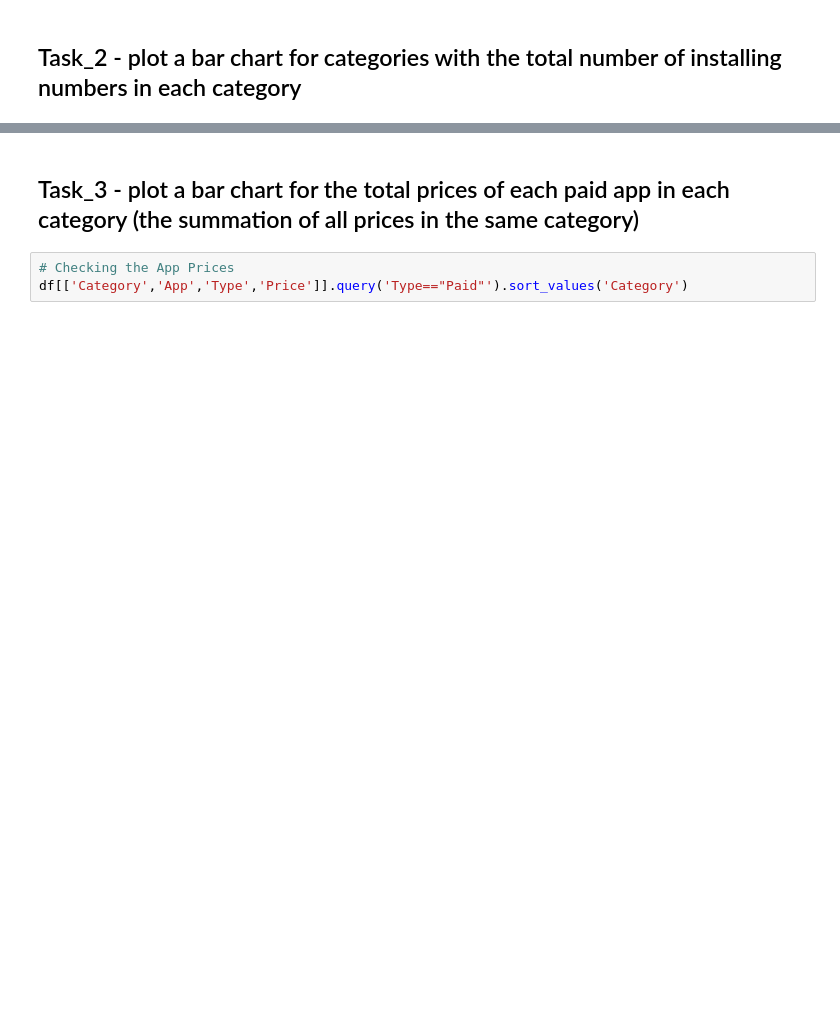
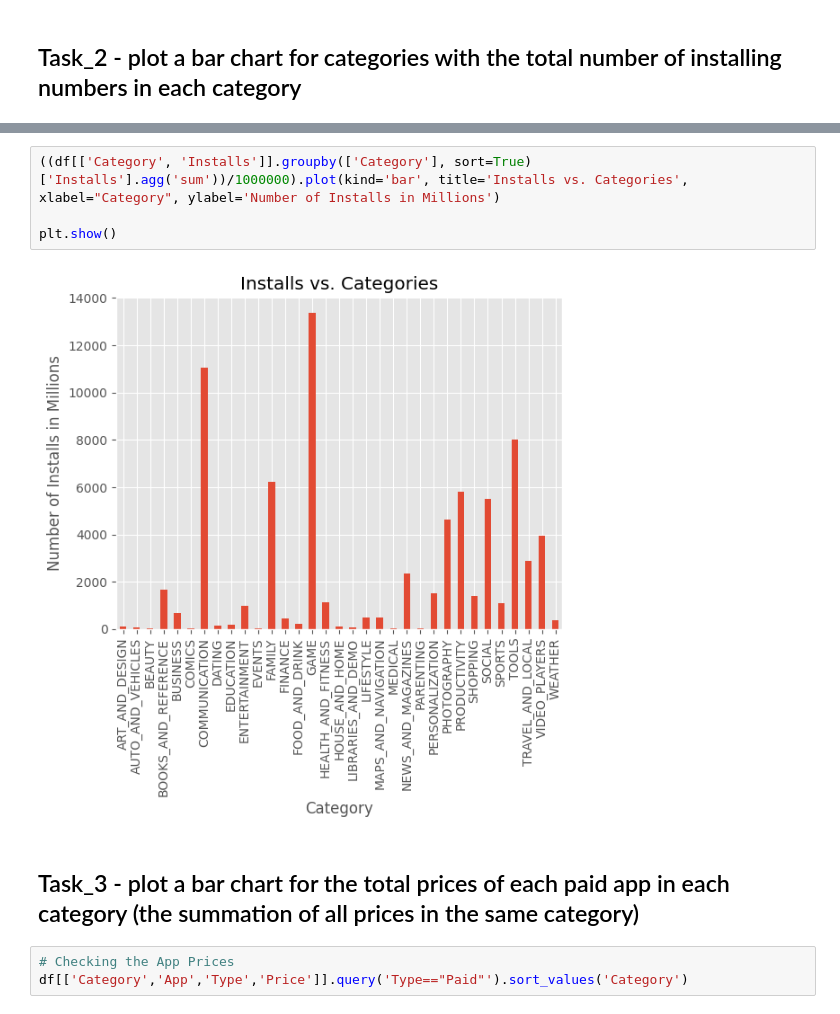
Before and after one commit to onurer87/data-5---team-4, a Jupyter notebook: Stage_2/Week_2/week_2.ipynb, the cells around one changed output, grey strips where cells are left out. Drawn from its saved outputs; the diff is of its cells as text; blank space fills up the shorter version.

```diff
--- a/Stage_2/Week_2/week_2.ipynb
+++ b/Stage_2/Week_2/week_2.ipynb
@@ -15,3 +62,9 @@ df=pd.read_csv('..\Data\cleaned_googleplaystore.csv')
+# %%
+((df[['Category', 'Installs']].groupby(['Category'], sort=True)['Installs'].agg('sum'))/1000000).plot(kind='bar', title='Installs vs. Categories', xlabel="Category", ylabel='Number of Installs in Millions')
+
+plt.show()
+# %% [output]
+[figure, added]
 # %% [markdown]
 ## Task_3 - plot a bar chart for the total prices of each paid app in each category (the summation of all prices in the same category)
 # %%
```
Also changed, not shown: parts of 6 cells of this notebook.
